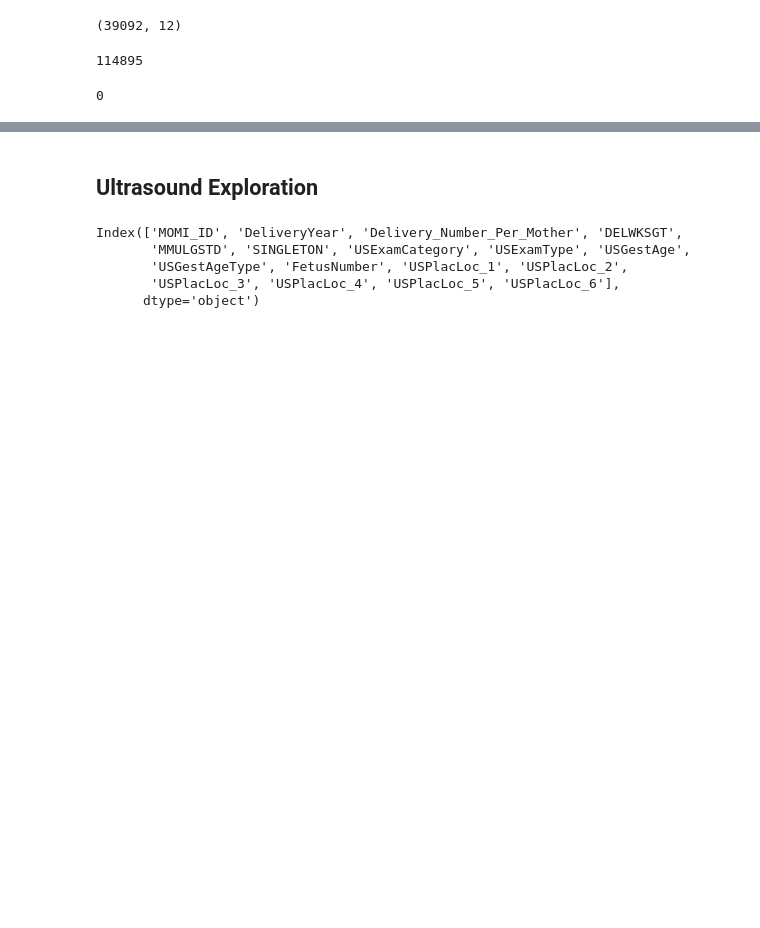
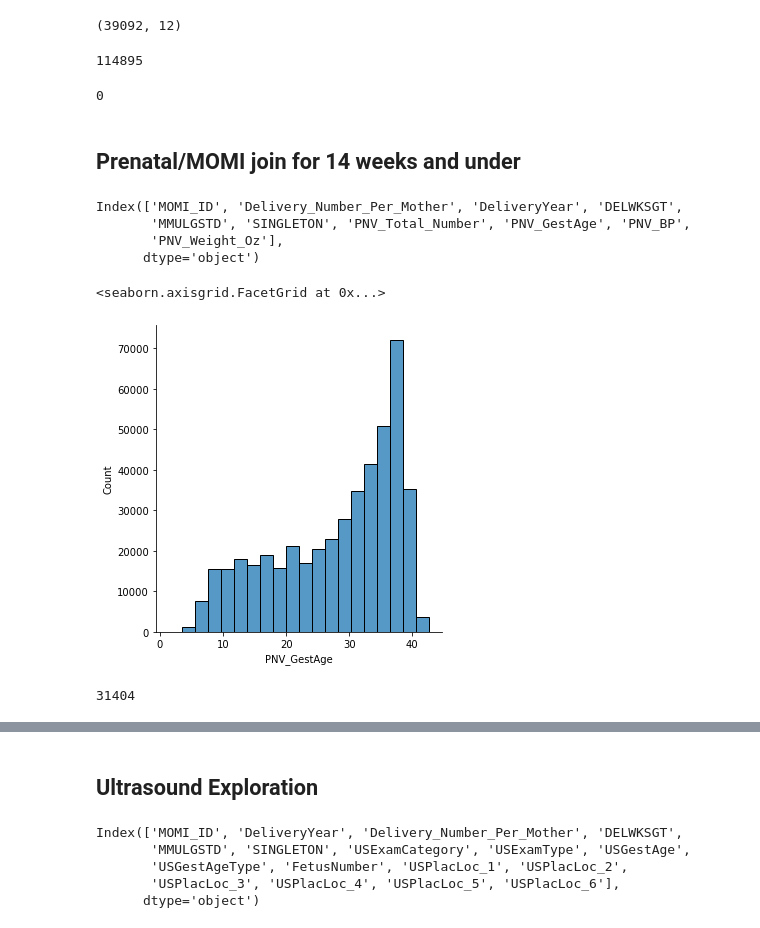
Before and after one commit to rachellb/Bennett_OUDSA5900, a Jupyter notebook: Descriptions/Momi_Descriptions.ipynb, the cells around one changed output, grey strips where cells are left out. Cells and saved outputs as stored; diff of their text form; code cells hidden in the pictures; blank space fills up the shorter version.

Commit message:
Inserting MOMI cleaning in, fixing duplicate rows

```diff
--- a/Descriptions/Momi_Descriptions.ipynb
+++ b/Descriptions/Momi_Descriptions.ipynb
@@ -1660,3 +1692,18 @@ len(list(set(momi.MOMI_ID)-set(prenatal.MOMI_ID)))
 len(list(set(prenatal.MOMI_ID)-set(momi.MOMI_ID)))
 # %% [output]
 0
+# %% [markdown]
+## Prenatal/MOMI join for 14 weeks and under
+# %%
+prenatal.columns
+# %% [output]
+Index(['MOMI_ID', 'Delivery_Number_Per_Mother', 'DeliveryYear', 'DELWKSGT',
+       'MMULGSTD', 'SINGLETON', 'PNV_Total_Number', 'PNV_GestAge', 'PNV_BP',
+       'PNV_Weight_Oz'],
+      dtype='object')
+# %%
+# For prenatal visits in general, there seems to be a peak to 38 weeks
+sns.displot(prenatal, x="PNV_GestAge", bins=20)
+# %% [output]
+<seaborn.axisgrid.FacetGrid at 0x...>
+[figure, added]
@@ -1662,0 +1715,4 @@ len(list(set(prenatal.MOMI_ID)-set(momi.MOMI_ID)))
+# %%
+len(prenatal.loc[prenatal['PNV_GestAge']<14].drop_duplicates(subset='MOMI_ID', keep='first'))
+# %% [output]
+31404
```
Also changed, not shown: parts of 67 cells of this notebook, 5 other files.
